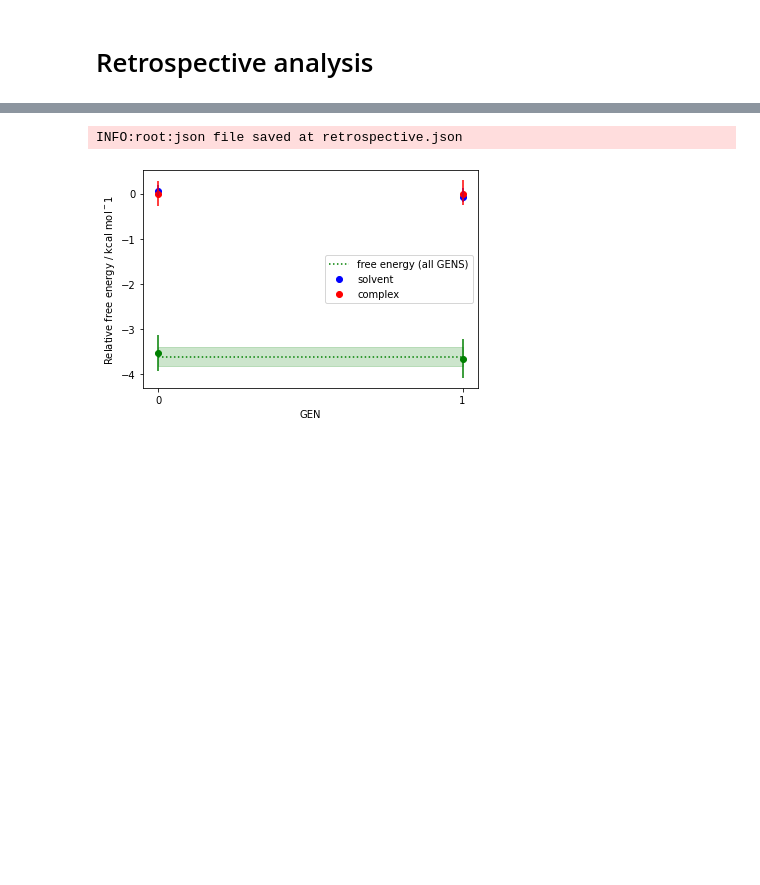
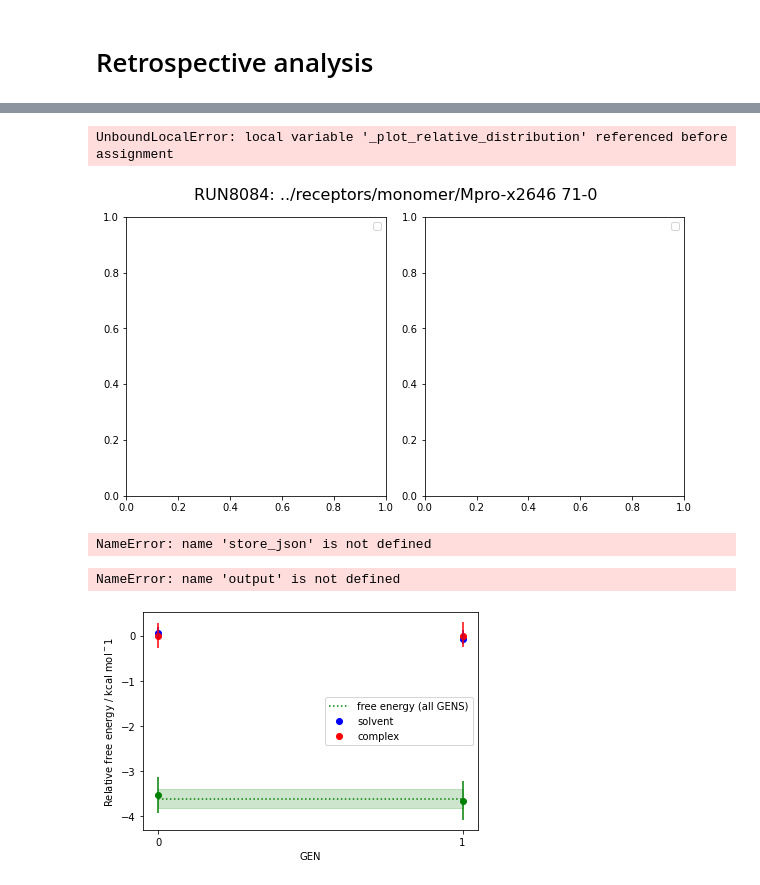
Before and after one commit to choderalab/PersesAtFoldingAtHome, a Jupyter notebook: 13420/ANALYSIS-retrospective.ipynb, the cells around one changed output, grey strips where cells are left out. Cells and saved outputs as stored; diff of their text form; code cells hidden in the pictures; blank space fills up the shorter version.

```diff
--- a/13420/ANALYSIS-retrospective.ipynb
+++ b/13420/ANALYSIS-retrospective.ipynb
@@ -22,9 +22,12 @@ import random
 temperature = 300.0 * unit.kelvin
 kT = kB * temperature
 # %%
-retro_jsons = [f'/Users/brucemah/bin/covid-moonshot-new/synthetic-enumeration/{x}' for x in os.listdir('/Users/brucemah/bin/covid-moonshot-new/synthetic-enumeration/') if 'retro' in x or 'fastgrant' in x and 'json' in x]
+dir_string = '/Users/williamglass/Github/covid-moonshot/synthetic-enumeration/'
+retro_jsons = [f'{dir_string}{x}' for x in os.listdir(dir_string) if 'retro' in x or 'fastgrant' in x and 'json' in x]
 # %%
 from perses.analysis.fah_analysis import *
 
-output = free_energies(retro_jsons[0], '../data/work-13420.pkl.bz2','PROJ13420','PROJ13421',cache_dir='/Users/brucemah/Desktop/temp_cache')
+cache = '/Users/williamglass/Library/Caches/'
+
+output = free_energies(retro_jsons[0], '../data/work-13420.pkl.bz2','PROJ13420','PROJ13421', cache_dir=cache)
 # %% [output]
@@ -50,3 +51,5 @@ WARNING:root:Can't calculate RUN8057 solvent: fewer than 10 forward work values
+UnboundLocalError: local variable '_plot_relative_distribution' referenced before assignment
+[figure, added]
 # %%
 # import json
 # # from json import JSONEncoder
@@ -62,7 +65,7 @@ WARNING:root:Can't calculate RUN8057 solvent: fewer than 10 forward work values
 
 store_json(output, 'retrospective.json')
 # %% [output]
-INFO:root:json file saved at retrospective.json
+NameError: name 'store_json' is not defined
 # %%
 ligand_result = {0: (0.,0.,0.)}
 
@@ -72,6 +75,8 @@ for d in output.values():
     if "complex_fes" in d and "solvent_fes" in d:
         ligand_result[d["end"]] = (np.mean(d['binding_fe'][0]),d['binding_fe'][1], d['binding_fe'][2] )
 #         print(d['binding_fe'][2])
+# %% [output]
+NameError: name 'output' is not defined
 # %%
 def plot_convergence(results, n_gens=3, title=None):
     if "complex_fes" in results and "solvent_fes" in results:
```
Also changed, not shown: parts of 2 cells of this notebook.
